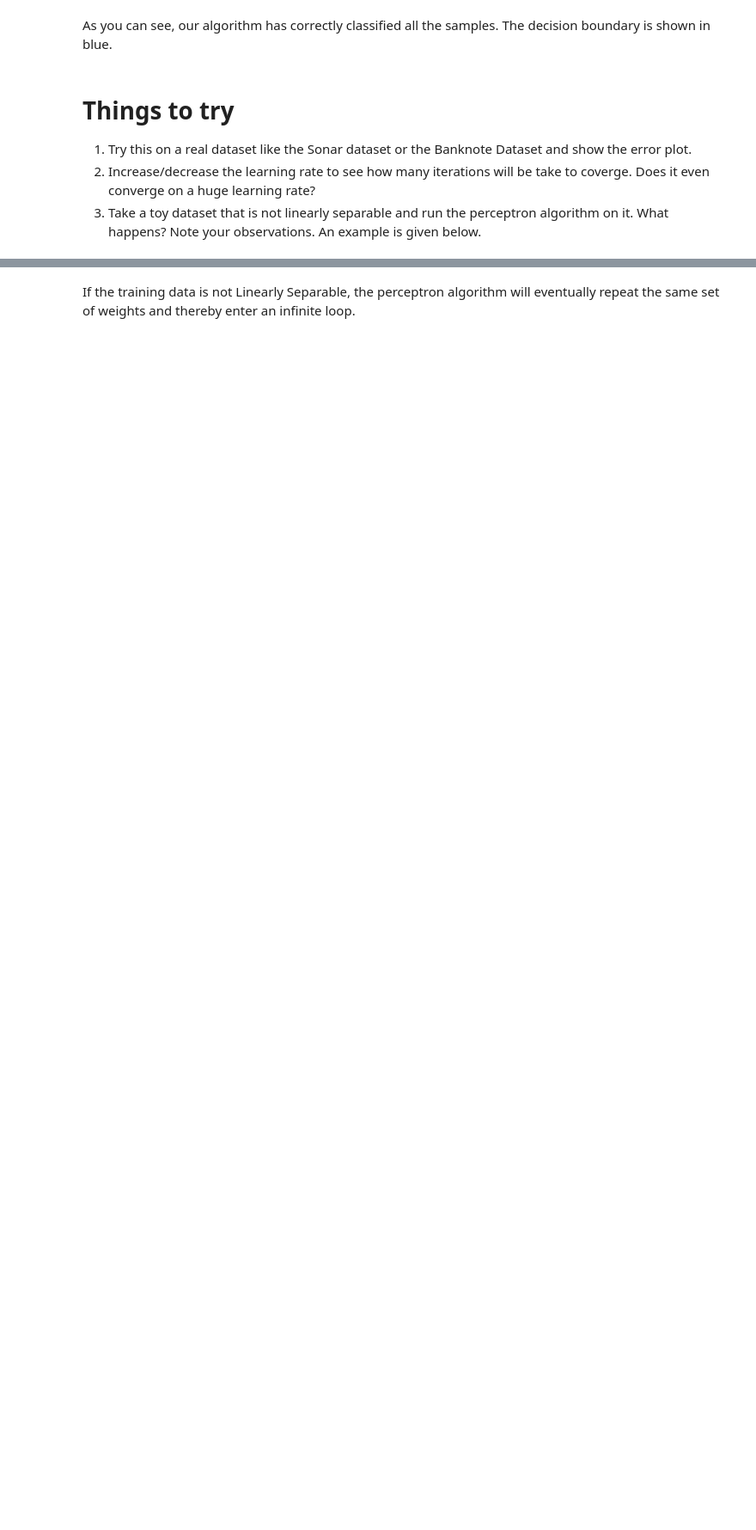
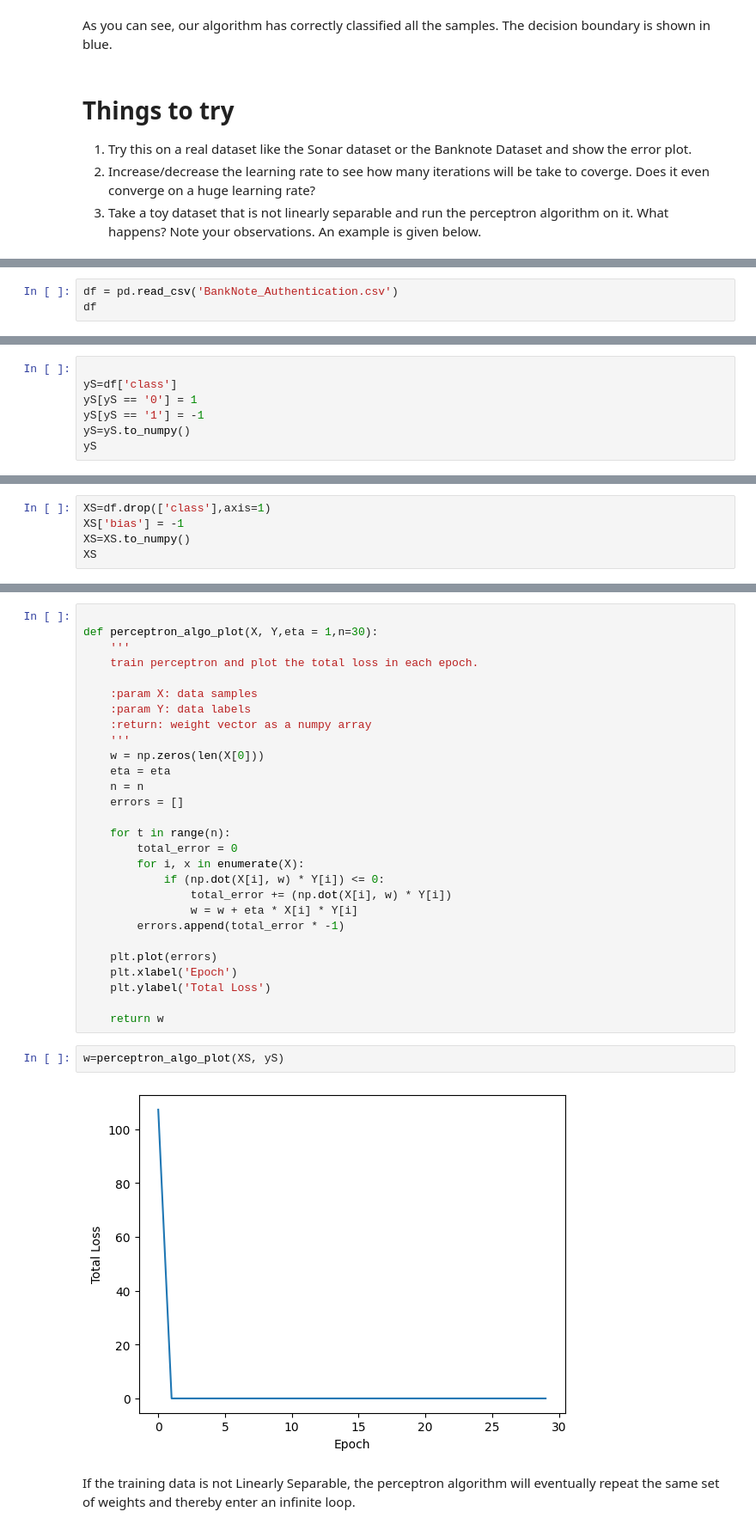
Before and after one commit to Manoj010104/FMML_Projects_and_Labs, a Jupyter notebook: AIML_Module_4_Lab_1_Perceptron.ipynb, the cells around one changed output, grey strips where cells are left out. Shown: that part at 86% size. Cells and saved outputs as stored; diff of their text form; blank space fills up the shorter version.

```diff
--- a/AIML_Module_4_Lab_1_Perceptron.ipynb
+++ b/AIML_Module_4_Lab_1_Perceptron.ipynb
@@ -150,0 +155,3 @@ print(perceptron_algo_plot(X, y))
+# %%
+df = pd.read_csv('BankNote_Authentication.csv')
+df
@@ -150,0 +172,7 @@ print(perceptron_algo_plot(X, y))
+# %%
+
+yS=df['class']
+yS[yS == '0'] = 1
+yS[yS == '1'] = -1
+yS=yS.to_numpy()
+yS
@@ -150,0 +189,5 @@ print(perceptron_algo_plot(X, y))
+# %%
+XS=df.drop(['class'],axis=1)
+XS['bias'] = -1
+XS=XS.to_numpy()
+XS
@@ -151,2 +202,34 @@ print(perceptron_algo_plot(X, y))
+# %%
+
+def perceptron_algo_plot(X, Y,eta = 1,n=30):
+    '''
+    train perceptron and plot the total loss in each epoch.
+
+    :param X: data samples
+    :param Y: data labels
+    :return: weight vector as a numpy array
+    '''
+    w = np.zeros(len(X[0]))
+    eta = eta
+    n = n
+    errors = []
+
+    for t in range(n):
+        total_error = 0
+        for i, x in enumerate(X):
+            if (np.dot(X[i], w) * Y[i]) <= 0:
+                total_error += (np.dot(X[i], w) * Y[i])
+                w = w + eta * X[i] * Y[i]
+        errors.append(total_error * -1)
+
+    plt.plot(errors)
+    plt.xlabel('Epoch')
+    plt.ylabel('Total Loss')
+
+    return w
+# %%
+w=perceptron_algo_plot(XS, yS)
+# %% [output]
+[figure, added]
 # %% [markdown]
 If the training data is not Linearly Separable, the perceptron algorithm will eventually repeat the same set of weights and thereby enter an infinite loop.
```
Also changed, not shown: parts of 19 cells of this notebook.
